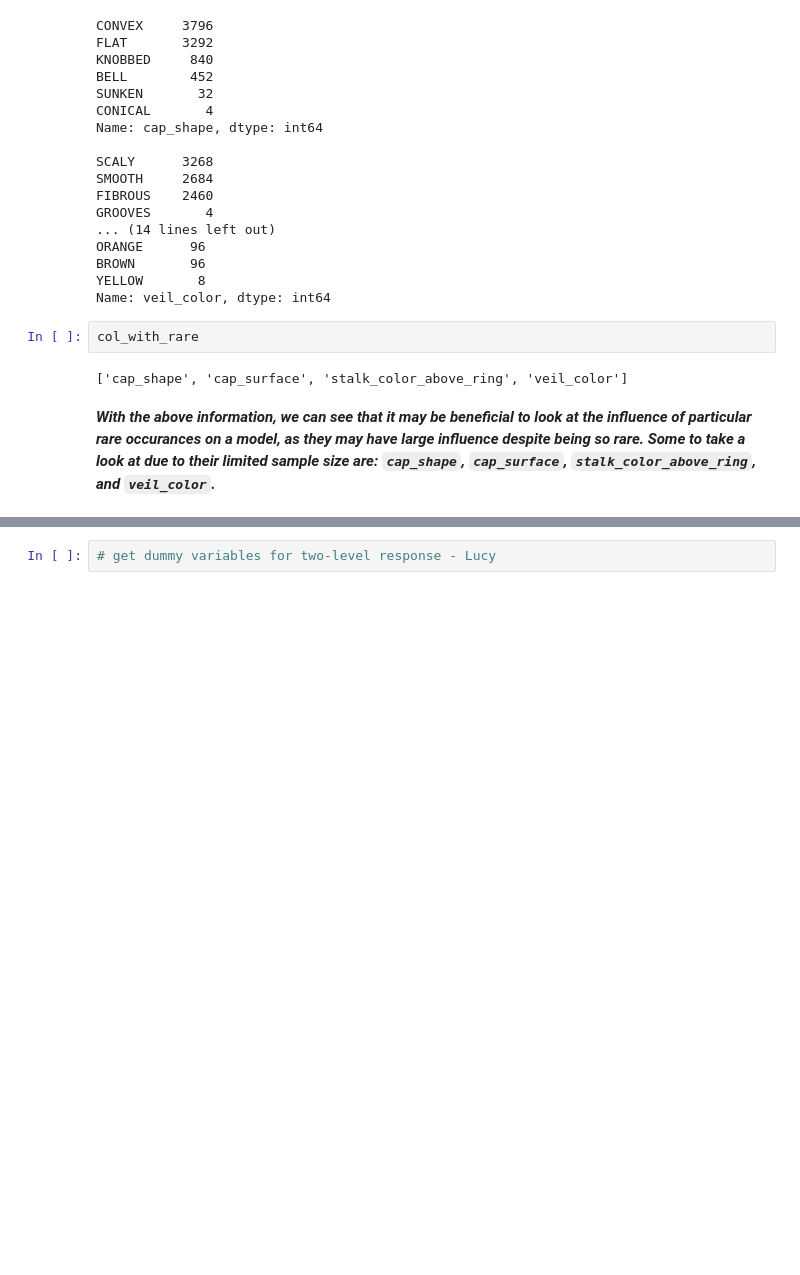
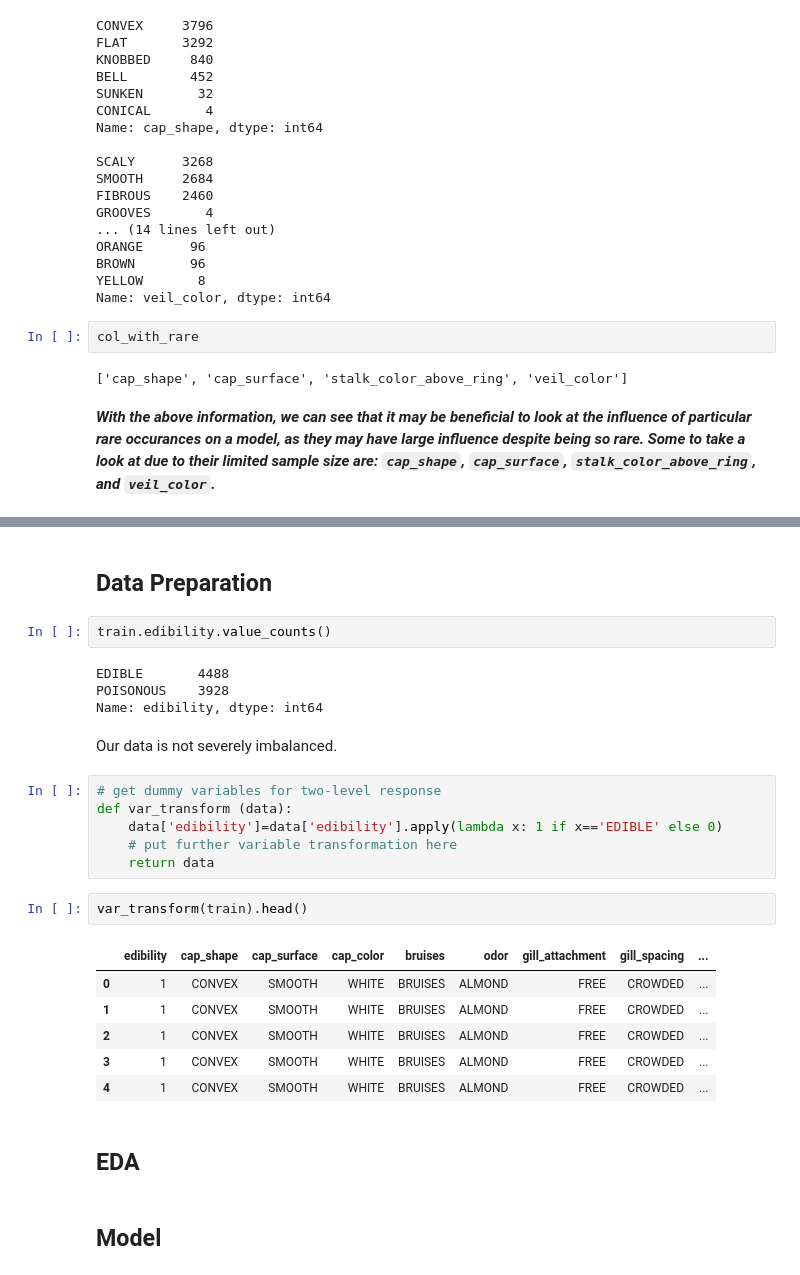
Before and after one commit to jprette/STAT303-2-Final_Project, a Jupyter notebook: Project Code/Project_Main_Notebook.ipynb, the cells around one changed output, grey strips where cells are left out. Cells and saved outputs as stored; diff of their text form; blank space fills up the shorter version.

Commit message:
Data preparation
changing two-level response into dummy variable.

```diff
--- a/Project Code/Project_Main_Notebook.ipynb
+++ b/Project Code/Project_Main_Notebook.ipynb
@@ -173,2 +171,29 @@ col_with_rare
-# %%
-# get dummy variables for two-level response - Lucy
+# %% [markdown]
+## Data Preparation
+# %%
+train.edibility.value_counts()
+# %% [output]
+EDIBLE       4488
+POISONOUS    3928
+Name: edibility, dtype: int64
+# %% [markdown]
+Our data is not severely imbalanced.
+# %%
+# get dummy variables for two-level response
+def var_transform (data):
+    data['edibility']=data['edibility'].apply(lambda x: 1 if x=='EDIBLE' else 0)
+    # put further variable transformation here
+    return data
+# %%
+var_transform(train).head()
+# %% [output]
+|  | edibility | cap_shape | cap_surface | cap_color | bruises | odor | gill_attachment | gill_spacing | ... |
+| 0 | 1 | CONVEX | SMOOTH | WHITE | BRUISES | ALMOND | FREE | CROWDED | ... |
+| 1 | 1 | CONVEX | SMOOTH | WHITE | BRUISES | ALMOND | FREE | CROWDED | ... |
+| 2 | 1 | CONVEX | SMOOTH | WHITE | BRUISES | ALMOND | FREE | CROWDED | ... |
+| 3 | 1 | CONVEX | SMOOTH | WHITE | BRUISES | ALMOND | FREE | CROWDED | ... |
+| 4 | 1 | CONVEX | SMOOTH | WHITE | BRUISES | ALMOND | FREE | CROWDED | ... |
+# %% [markdown]
+## EDA
+# %% [markdown]
+## Model
```
Also changed, not shown: parts of 5 cells of this notebook.
